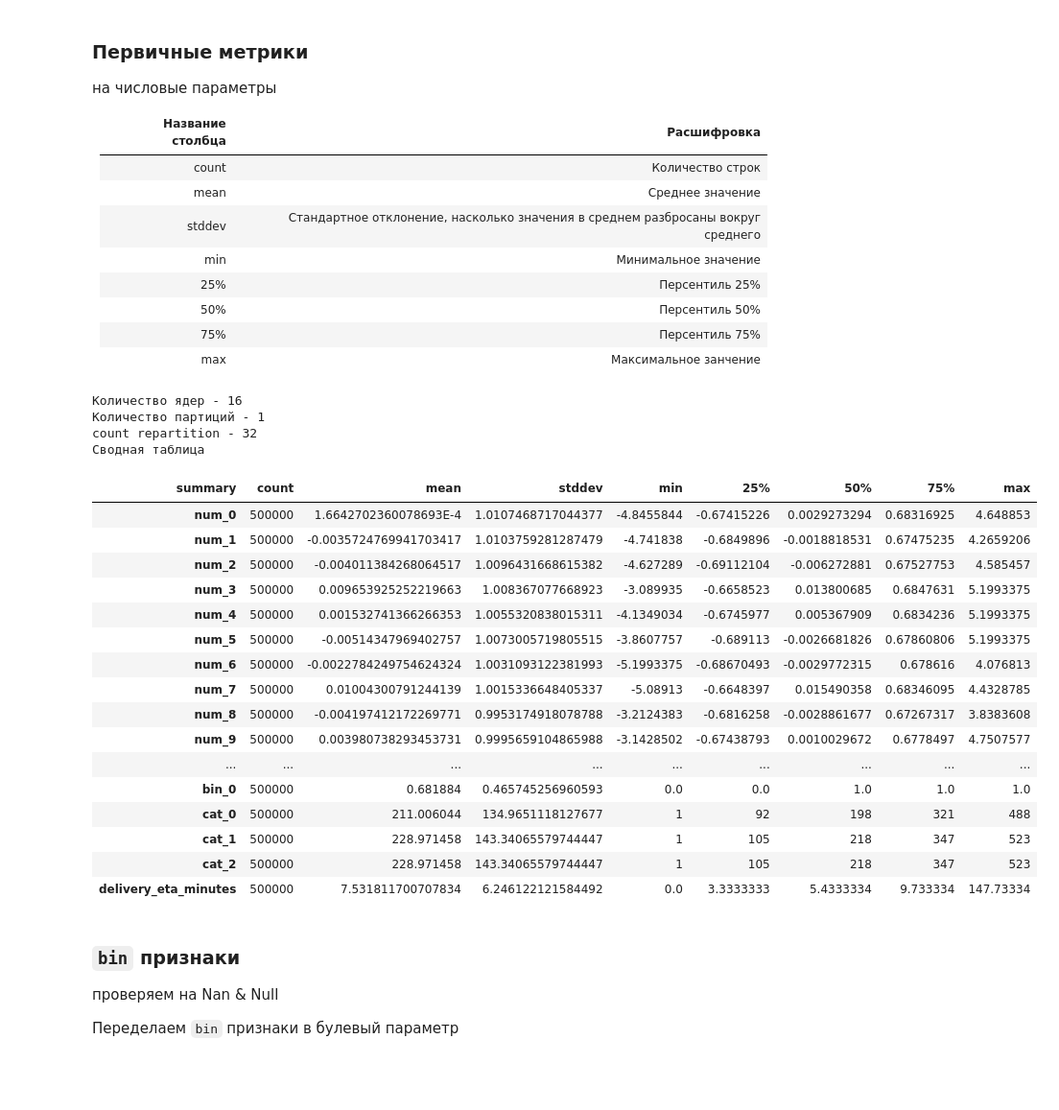
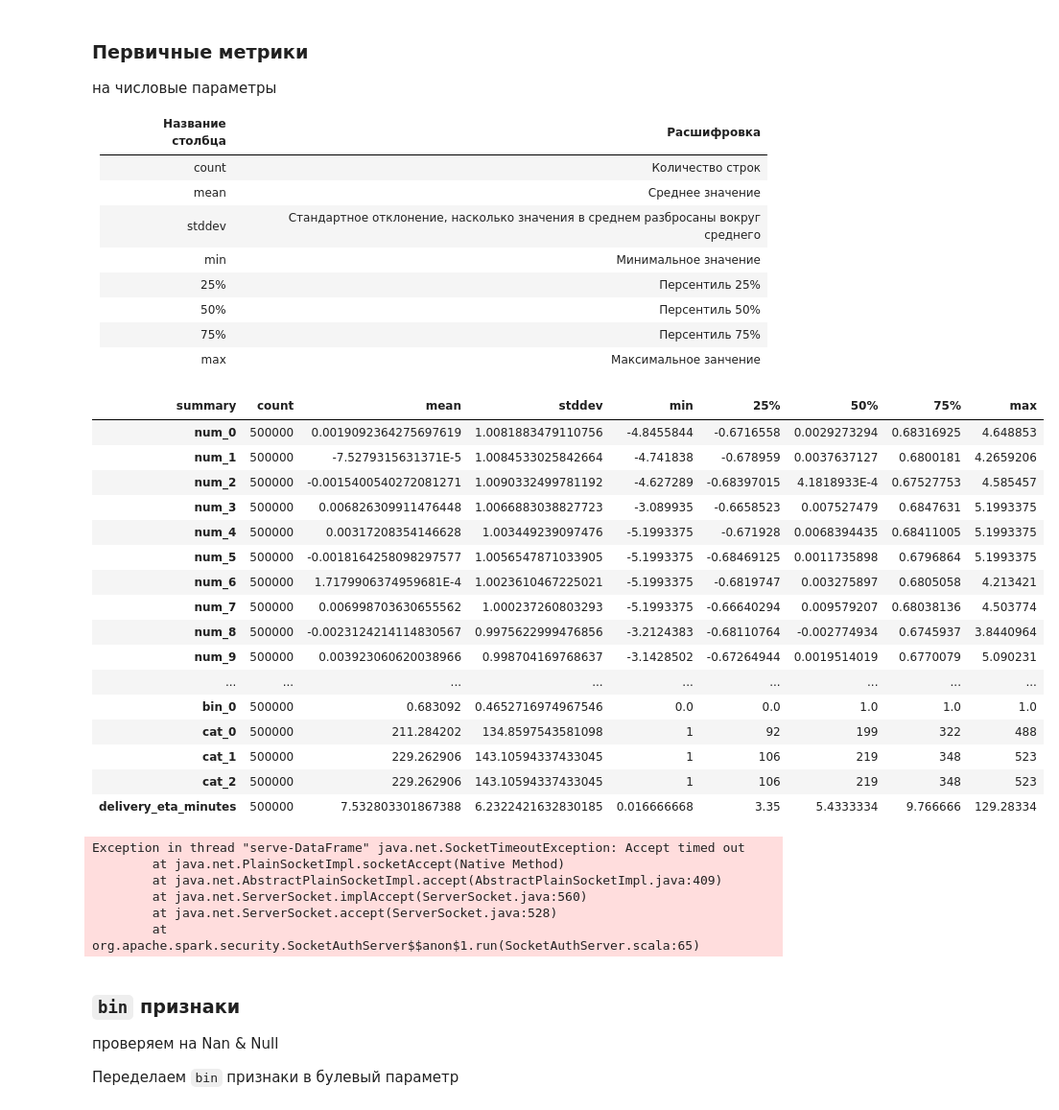
Before and after one commit to ArtemKeety/SOBD, a Jupyter notebook: 1_Data_cleansing.ipynb, the cells around one changed output. Shown at 96% size. Drawn from its saved outputs; the diff is of its cells as text; code cells hidden in the pictures; blank space fills up the shorter version.

```diff
--- a/1_Data_cleansing.ipynb
+++ b/1_Data_cleansing.ipynb
@@ -212,41 +230,33 @@ key: other, value: 2
 |50%|Персентиль 50%|
 |75%|Персентиль 75%|
 |max|Максимальное занчение|
-# %%
-n_cores = spark.sparkContext.defaultParallelism
-part_number = df.rdd.getNumPartitions()
-count_reparatiton = n_cores * max(part_number // part_number, 2)
-print(f"Количество ядер - {n_cores}")
-print(f"Количество партиций - {part_number}")
-print(f"count repartition - {count_reparatiton}")
-
-tmp_df = df.repartition(count_reparatiton) if part_number < n_cores else df
-
-summary = tmp_df.summary() if VERSION is Version.debug else tmp_df.describe()
-print("Сводная таблица")
-summary.toPandas().set_index("summary").T.head(len(df.columns))
-# %% [output]
-Количество ядер - 16
-Количество партиций - 1
-count repartition - 32
-Сводная таблица
-| summary | count | mean | stddev | min | 25% | 50% | 75% | max |
-| num_0 | 500000 | 1.6642702360078693E-4 | 1.0107468717044377 | -4.8455844 | -0.67415226 | 0.0029273294 | 0.68316925 | 4.648853 |
-| num_1 | 500000 | -0.0035724769941703417 | 1.0103759281287479 | -4.741838 | -0.6849896 | -0.0018818531 | 0.67475235 | 4.2659206 |
-| num_2 | 500000 | -0.004011384268064517 | 1.0096431668615382 | -4.627289 | -0.69112104 | -0.006272881 | 0.67527753 | 4.585457 |
-| num_3 | 500000 | 0.009653925252219663 | 1.008367077668923 | -3.089935 | -0.6658523 | 0.013800685 | 0.6847631 | 5.1993375 |
-| num_4 | 500000 | 0.001532741366266353 | 1.0055320838015311 | -4.1349034 | -0.6745977 | 0.005367909 | 0.6834236 | 5.1993375 |
-| num_5 | 500000 | -0.00514347969402757 | 1.0073005719805515 | -3.8607757 | -0.689113 | -0.0026681826 | 0.67860806 | 5.1993375 |
-| num_6 | 500000 | -0.0022784249754624324 | 1.0031093122381993 | -5.1993375 | -0.68670493 | -0.0029772315 | 0.678616 | 4.076813 |
-| num_7 | 500000 | 0.01004300791244139 | 1.0015336648405337 | -5.08913 | -0.6648397 | 0.015490358 | 0.68346095 | 4.4328785 |
-| num_8 | 500000 | -0.004197412172269771 | 0.9953174918078788 | -3.2124383 | -0.6816258 | -0.0028861677 | 0.67267317 | 3.8383608 |
-| num_9 | 500000 | 0.003980738293453731 | 0.9995659104865988 | -3.1428502 | -0.67438793 | 0.0010029672 | 0.6778497 | 4.7507577 |
-| ... | ... | ... | ... | ... | ... | ... | ... | ... |
-| bin_0 | 500000 | 0.681884 | 0.465745256960593 | 0.0 | 0.0 | 1.0 | 1.0 | 1.0 |
-| cat_0 | 500000 | 211.006044 | 134.9651118127677 | 1 | 92 | 198 | 321 | 488 |
-| cat_1 | 500000 | 228.971458 | 143.34065579744447 | 1 | 105 | 218 | 347 | 523 |
-| cat_2 | 500000 | 228.971458 | 143.34065579744447 | 1 | 105 | 218 | 347 | 523 |
-| delivery_eta_minutes | 500000 | 7.531811700707834 | 6.246122121584492 | 0.0 | 3.3333333 | 5.4333334 | 9.733334 | 147.73334 |
+# %%
+summary = df.summary() if VERSION is Version.debug else df.describe()
+summary.toPandas().set_index("summary").T.head(len(df.columns))
+# %% [output]
+| summary | count | mean | stddev | min | 25% | 50% | 75% | max |
+| num_0 | 500000 | 0.0019092364275697619 | 1.0081883479110756 | -4.8455844 | -0.6716558 | 0.0029273294 | 0.68316925 | 4.648853 |
+| num_1 | 500000 | -7.5279315631371E-5 | 1.0084533025842664 | -4.741838 | -0.678959 | 0.0037637127 | 0.6800181 | 4.2659206 |
+| num_2 | 500000 | -0.0015400540272081271 | 1.0090332499781192 | -4.627289 | -0.68397015 | 4.1818933E-4 | 0.67527753 | 4.585457 |
+| num_3 | 500000 | 0.006826309911476448 | 1.0066883038827723 | -3.089935 | -0.6658523 | 0.007527479 | 0.6847631 | 5.1993375 |
+| num_4 | 500000 | 0.00317208354146628 | 1.003449239097476 | -5.1993375 | -0.671928 | 0.0068394435 | 0.68411005 | 5.1993375 |
+| num_5 | 500000 | -0.0018164258098297577 | 1.0056547871033905 | -5.1993375 | -0.68469125 | 0.0011735898 | 0.6796864 | 5.1993375 |
+| num_6 | 500000 | 1.7179906374959681E-4 | 1.0023610467225021 | -5.1993375 | -0.6819747 | 0.003275897 | 0.6805058 | 4.213421 |
+| num_7 | 500000 | 0.006998703630655562 | 1.000237260803293 | -5.1993375 | -0.66640294 | 0.009579207 | 0.68038136 | 4.503774 |
+| num_8 | 500000 | -0.0023124214114830567 | 0.9975622999476856 | -3.2124383 | -0.68110764 | -0.002774934 | 0.6745937 | 3.8440964 |
+| num_9 | 500000 | 0.003923060620038966 | 0.998704169768637 | -3.1428502 | -0.67264944 | 0.0019514019 | 0.6770079 | 5.090231 |
+| ... | ... | ... | ... | ... | ... | ... | ... | ... |
+| bin_0 | 500000 | 0.683092 | 0.4652716974967546 | 0.0 | 0.0 | 1.0 | 1.0 | 1.0 |
+| cat_0 | 500000 | 211.284202 | 134.8597543581098 | 1 | 92 | 199 | 322 | 488 |
+| cat_1 | 500000 | 229.262906 | 143.10594337433045 | 1 | 106 | 219 | 348 | 523 |
+| cat_2 | 500000 | 229.262906 | 143.10594337433045 | 1 | 106 | 219 | 348 | 523 |
+| delivery_eta_minutes | 500000 | 7.532803301867388 | 6.2322421632830185 | 0.016666668 | 3.35 | 5.4333334 | 9.766666 | 129.28334 |
+Exception in thread "serve-DataFrame" java.net.SocketTimeoutException: Accept timed out
+        at java.net.PlainSocketImpl.socketAccept(Native Method)
+        at java.net.AbstractPlainSocketImpl.accept(AbstractPlainSocketImpl.java:409)
+        at java.net.ServerSocket.implAccept(ServerSocket.java:560)
+        at java.net.ServerSocket.accept(ServerSocket.java:528)
+        at org.apache.spark.security.SocketAuthServer$$anon$1.run(SocketAuthServer.scala:65)
 # %% [markdown]
 ### `bin` признаки
 
```
Also changed, not shown: parts of 16 cells of this notebook, 1 other file.
